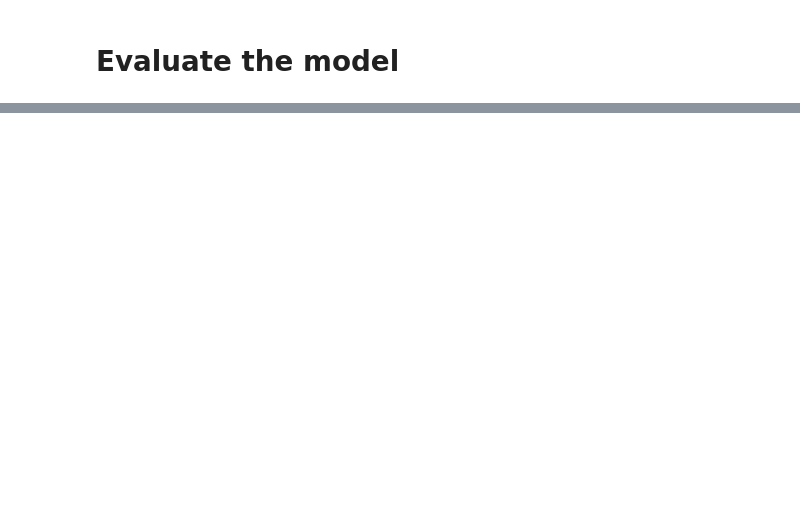
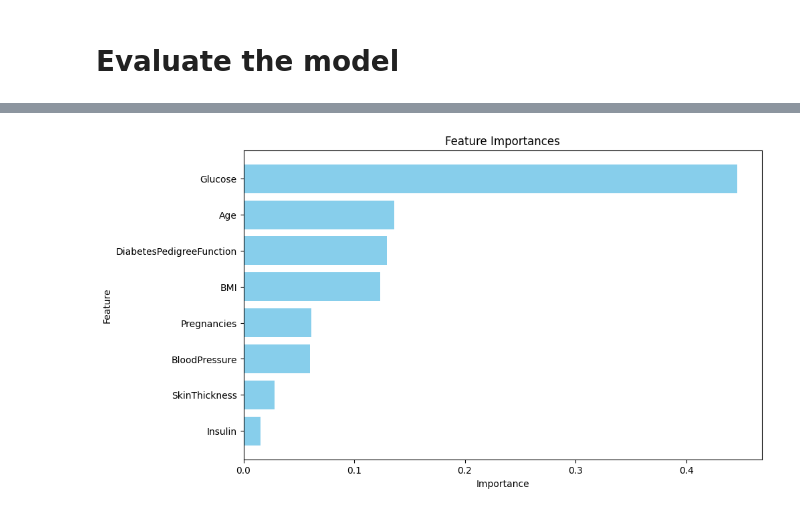
Before and after one commit to Timo4D/MachineLearning-SoSe2024, a Jupyter notebook: metrics.ipynb, the cells around one changed output, grey strips where cells are left out. Saved outputs shown, nothing was run; the diff lists cells and outputs as text; code cells hidden in the pictures; blank space fills up the shorter version.

```diff
--- a/metrics.ipynb
+++ b/metrics.ipynb
@@ -68,7 +66,8 @@ param_grid = {'max_depth': range(1, 10),
               'min_samples_split': range(2, 10),
               'min_samples_leaf': range(1, 10)}
 
-grid_search = GridSearchCV(DecisionTreeClassifier(random_state=0), param_grid, cv=5, return_train_score=True, scoring='recall', verbose=1)
+grid_search = GridSearchCV(DecisionTreeClassifier(random_state=0), param_grid, cv=5, return_train_score=True, scoring='f1', verbose=1)
 grid_search.fit(X_train, y_train)
+print("Best parameters: {}".format(grid_search.best_params_))
 # %% [output]
 Fitting 5 folds for each of 648 candidates, totalling 3240 fits
@@ -108,0 +115,18 @@ weighted avg       0.75      0.75      0.75       192
+# %%
+feature_importances = tree.feature_importances_
+feature_names = X_train.columns
+
+# Create a DataFrame for better visualization
+importance_df = pd.DataFrame({'Feature': feature_names, 'Importance': feature_importances})
+
+importance_df = importance_df.sort_values(by='Importance', ascending=False)
+
+plt.figure(figsize=(10, 6))
+plt.barh(importance_df['Feature'], importance_df['Importance'], color='skyblue')
+plt.xlabel('Importance')
+plt.ylabel('Feature')
+plt.title('Feature Importances')
+plt.gca().invert_yaxis()
+plt.show()
+# %% [output]
+[figure, added]
```
Also changed, not shown: parts of 17 cells of this notebook, 2 other files.
